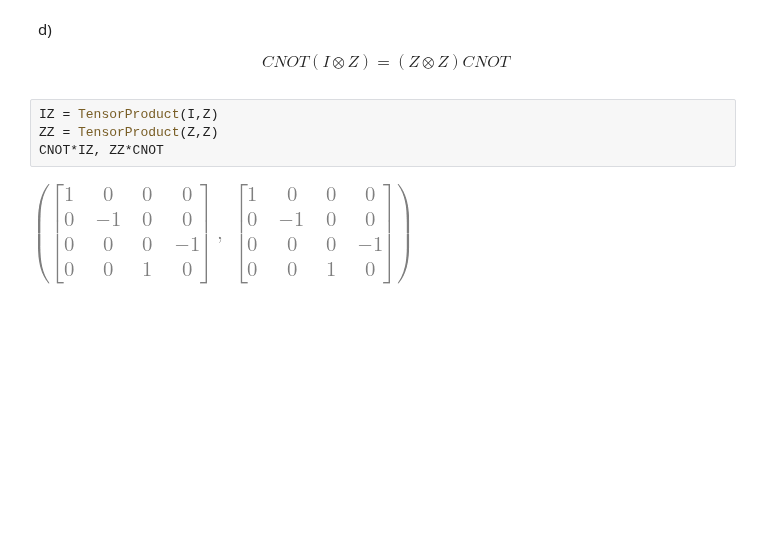
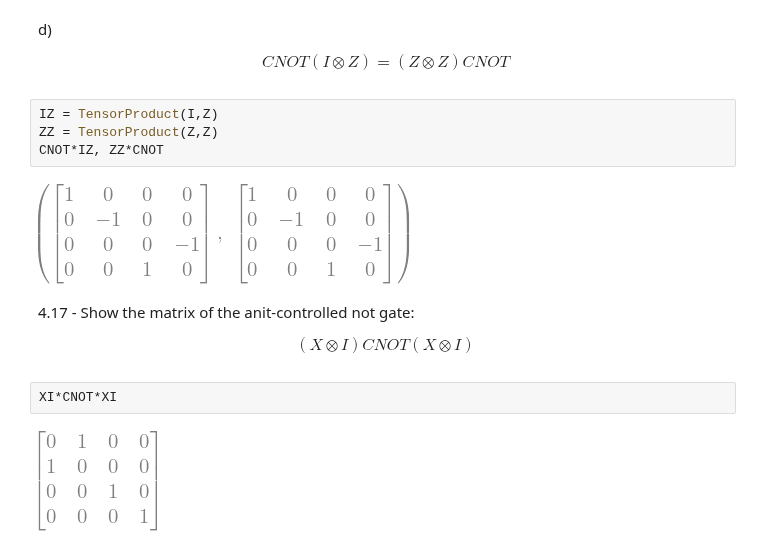
Before and after one commit to Artuk009/QuantumComputing, a Jupyter notebook: PracticeProblems_TWong/Chapter4.ipynb, the cells around one changed output. Drawn from its saved outputs; the diff is of its cells as text; blank space fills up the shorter version.

```diff
--- a/PracticeProblems_TWong/Chapter4.ipynb
+++ b/PracticeProblems_TWong/Chapter4.ipynb
@@ -489,3 +489,12 @@ ZZ = TensorProduct(Z,Z)
 CNOT*IZ, ZZ*CNOT
 # %% [output]
 [figure]
+# %% [markdown]
+4.17 - Show the matrix of the anit-controlled not gate:
+\begin{align*}
+(X\otimes I)CNOT(X\otimes I)
+\end{align*}
+# %%
+XI*CNOT*XI
+# %% [output]
+[figure, added]
```
